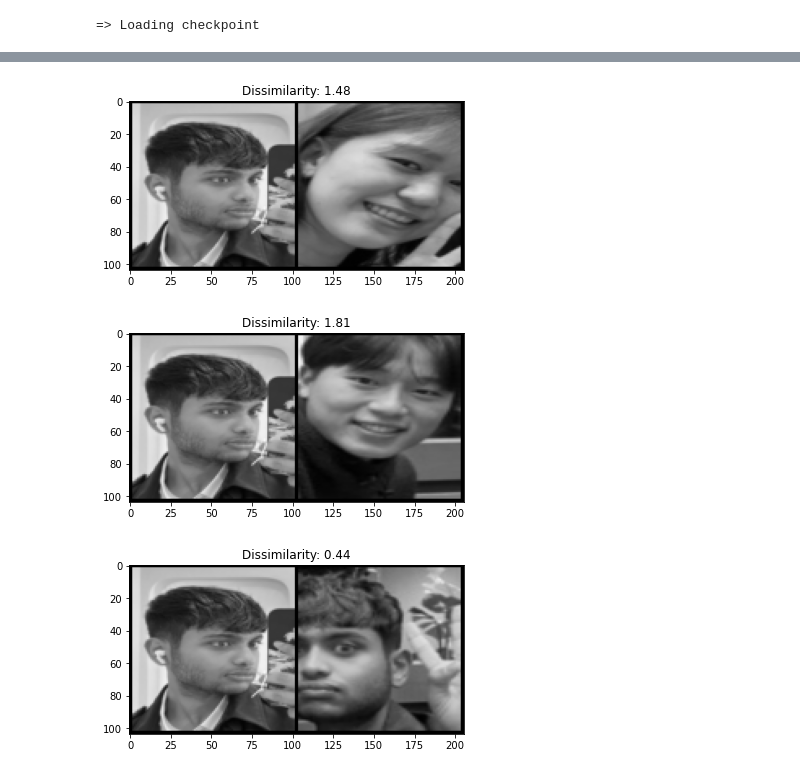
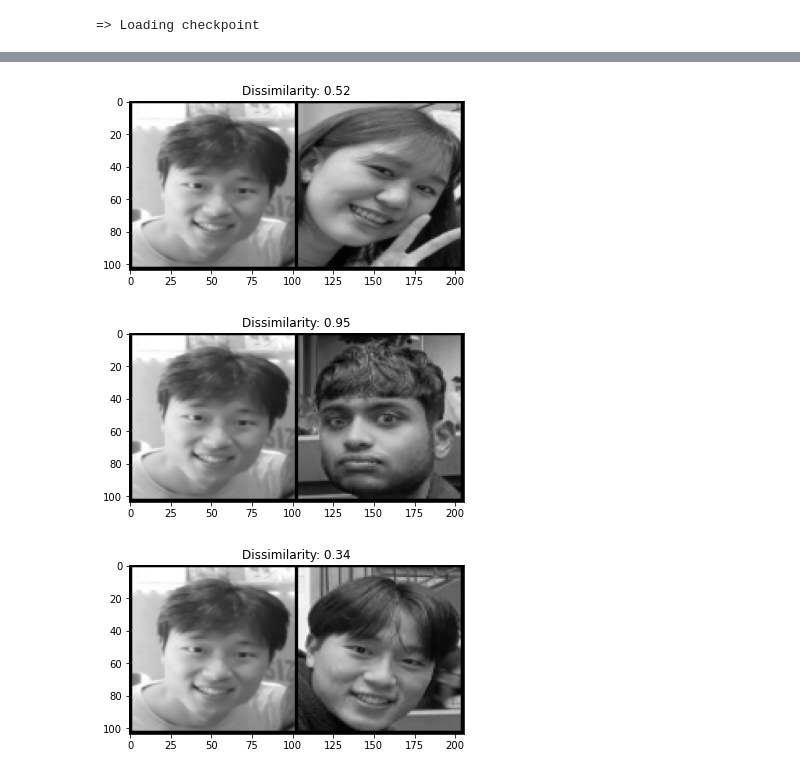
Before and after one commit to eugenekim3107/one-shot-face-recognition, a Jupyter notebook: model_demos.ipynb, the cells around one changed output, grey strips where cells are left out. Cells and saved outputs as stored; diff of their text form; code cells hidden in the pictures.

```diff
--- a/model_demos.ipynb
+++ b/model_demos.ipynb
@@ -117,10 +147,10 @@ get_face(image.permute(1,2,0), bboxes, folder)
 # %%
-query_image = "query_image/query1.jpg"
+query_image = "query_image/query3.jpg"
 support_set = "support_set"
 transform = transforms.Compose([transforms.Resize((100,100)),transforms.ToTensor()])
 lowest_score, lowest_idx = face_verification(query_image, support_set, transform, siamese_model)
 # %% [output]
-[figure, old version]
+[figure, new version]
-[figure, old version]
+[figure, new version]
-[figure, old version]
+[figure, new version]
 # %%
```
Also changed, not shown: parts of 9 cells of this notebook, 1 other file.
